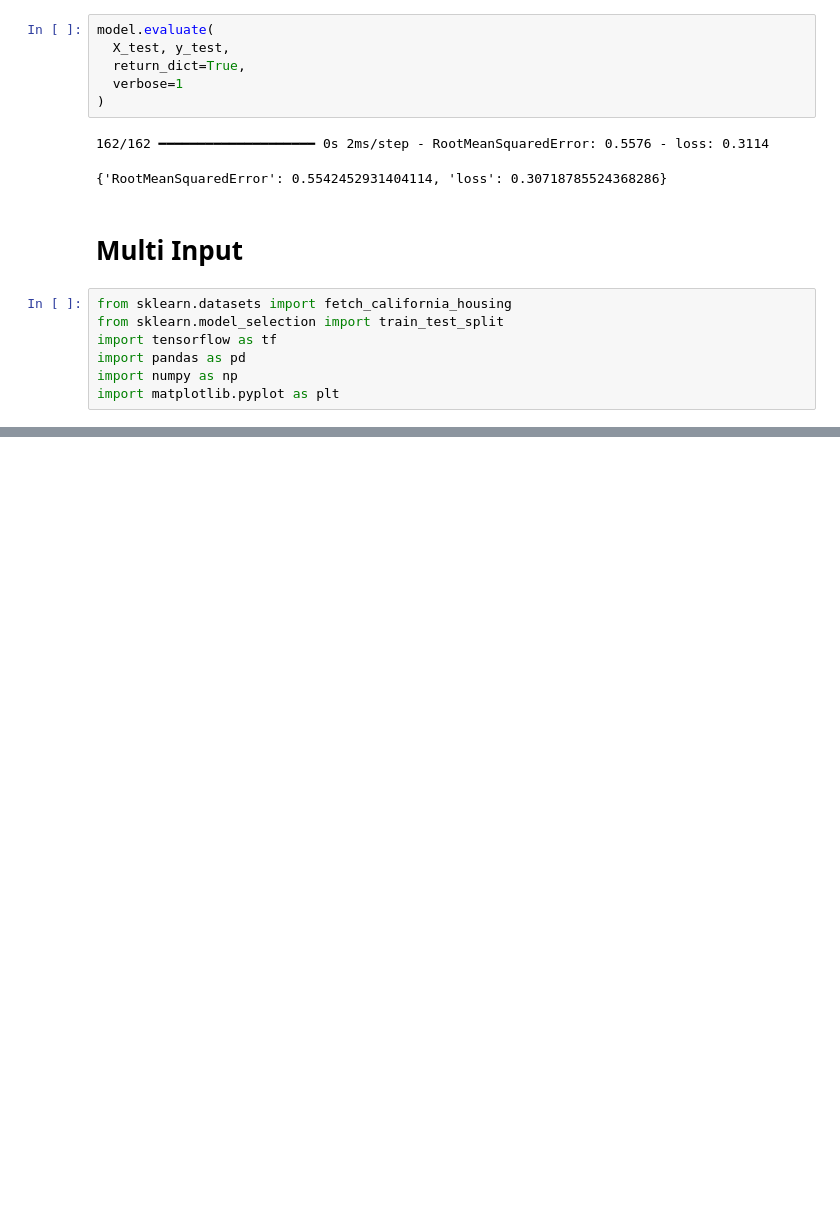
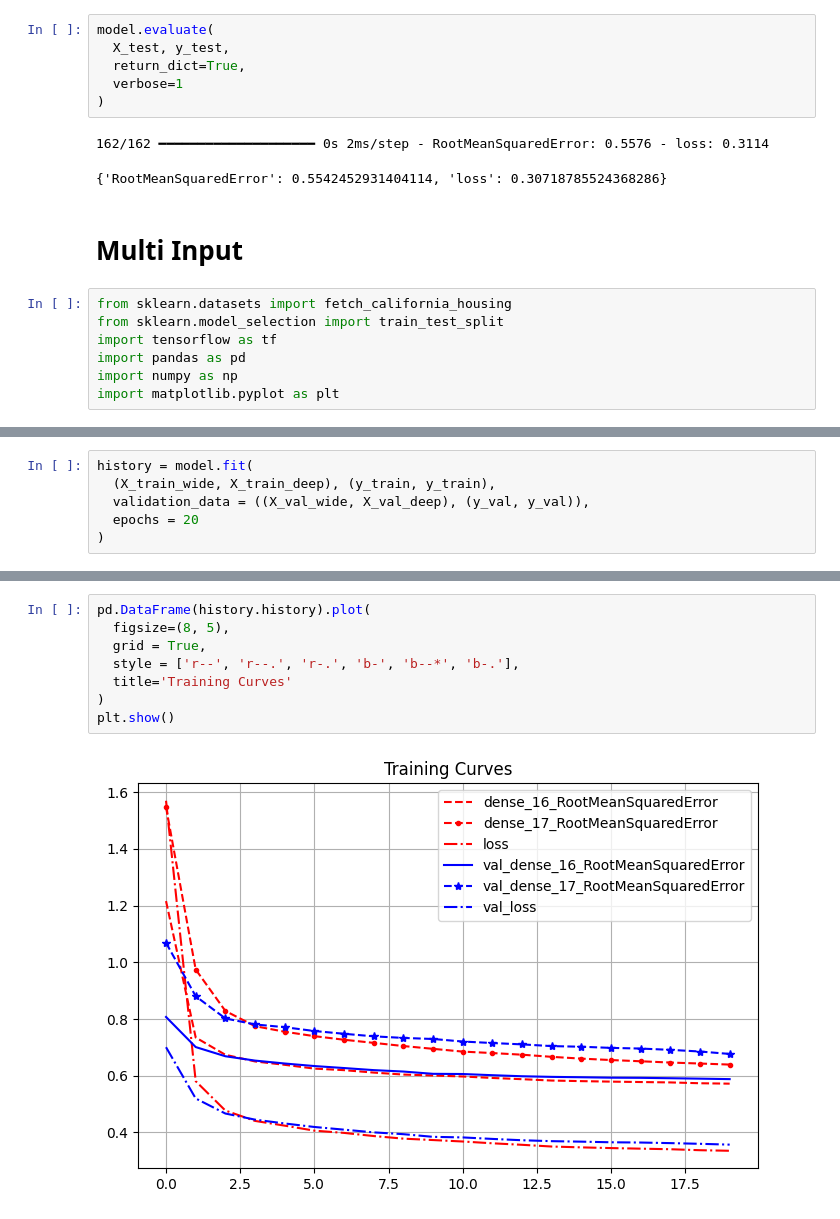
Before and after one commit to yashveersinghsohi/Hands_On_ML_Book_Practice, a Jupyter notebook: Chapter_10/Chatpter10_Intro_to_ANN.ipynb, the cells around one changed output, grey strips where cells are left out. Saved outputs shown, nothing was run; the diff lists cells and outputs as text; blank space fills up the shorter version.

```diff
--- a/Chapter_10/Chatpter10_Intro_to_ANN.ipynb
+++ b/Chapter_10/Chatpter10_Intro_to_ANN.ipynb
@@ -386,0 +517,6 @@ model.evaluate(
+# %%
+history = model.fit(
+  (X_train_wide, X_train_deep), (y_train, y_train),
+  validation_data = ((X_val_wide, X_val_deep), (y_val, y_val)),
+  epochs = 20
+)
@@ -386,0 +541,10 @@ model.evaluate(
+# %%
+pd.DataFrame(history.history).plot(
+  figsize=(8, 5),
+  grid = True,
+  style = ['r--', 'r--.', 'r-.', 'b-', 'b--*', 'b-.'],
+  title='Training Curves'
+)
+plt.show()
+# %% [output]
+[figure, added]
```
Also changed, not shown: parts of 15 cells of this notebook.
